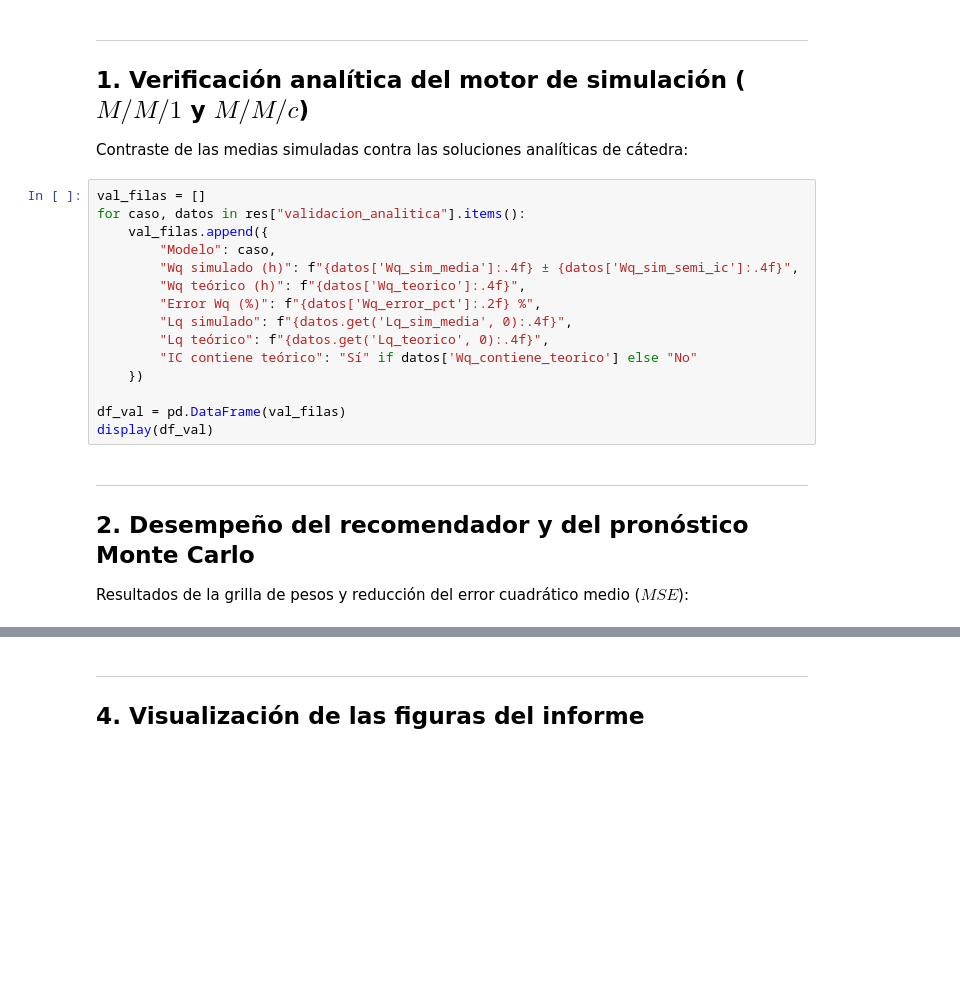
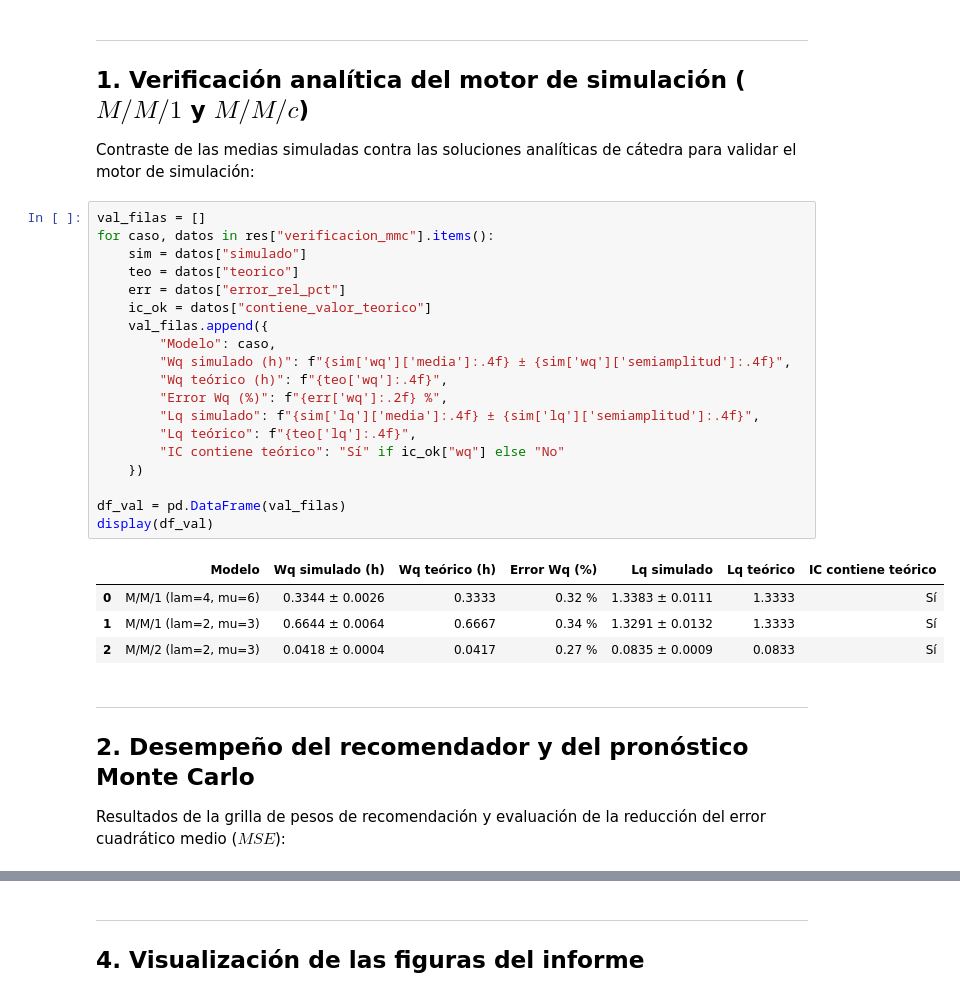
Before and after one commit to XxEmiliano91xX/Proyecto-integrador---INVO2, a Jupyter notebook: Entrega_Final_IO2_Aguirre_Celaya/notebooks/experimentos.ipynb, the cells around one changed output, grey strips where cells are left out. Saved outputs shown, nothing was run; the diff lists cells and outputs as text; blank space fills up the shorter version.

```diff
--- a/Entrega_Final_IO2_Aguirre_Celaya/notebooks/experimentos.ipynb
+++ b/Entrega_Final_IO2_Aguirre_Celaya/notebooks/experimentos.ipynb
@@ -26,24 +36,33 @@ print("Resultados experimentales cargados correctamente.")
 # %% [markdown]
 ---
 ## 1. Verificación analítica del motor de simulación ($M/M/1$ y $M/M/c$)
-Contraste de las medias simuladas contra las soluciones analíticas de cátedra:
+Contraste de las medias simuladas contra las soluciones analíticas de cátedra para validar el motor de simulación:
 # %%
 val_filas = []
-for caso, datos in res["validacion_analitica"].items():
+for caso, datos in res["verificacion_mmc"].items():
+    sim = datos["simulado"]
+    teo = datos["teorico"]
+    err = datos["error_rel_pct"]
+    ic_ok = datos["contiene_valor_teorico"]
     val_filas.append({
         "Modelo": caso,
-        "Wq simulado (h)": f"{datos['Wq_sim_media']:.4f} ± {datos['Wq_sim_semi_ic']:.4f}",
-        "Wq teórico (h)": f"{datos['Wq_teorico']:.4f}",
-        "Error Wq (%)": f"{datos['Wq_error_pct']:.2f} %",
-        "Lq simulado": f"{datos.get('Lq_sim_media', 0):.4f}",
-        "Lq teórico": f"{datos.get('Lq_teorico', 0):.4f}",
-        "IC contiene teórico": "Sí" if datos['Wq_contiene_teorico'] else "No"
+        "Wq simulado (h)": f"{sim['wq']['media']:.4f} ± {sim['wq']['semiamplitud']:.4f}",
+        "Wq teórico (h)": f"{teo['wq']:.4f}",
+        "Error Wq (%)": f"{err['wq']:.2f} %",
+        "Lq simulado": f"{sim['lq']['media']:.4f} ± {sim['lq']['semiamplitud']:.4f}",
+        "Lq teórico": f"{teo['lq']:.4f}",
+        "IC contiene teórico": "Sí" if ic_ok["wq"] else "No"
     })
 
 df_val = pd.DataFrame(val_filas)
 display(df_val)
+# %% [output]
+|  | Modelo | Wq simulado (h) | Wq teórico (h) | Error Wq (%) | Lq simulado | Lq teórico | IC contiene teórico |
+| 0 | M/M/1 (lam=4, mu=6) | 0.3344 ± 0.0026 | 0.3333 | 0.32 % | 1.3383 ± 0.0111 | 1.3333 | Sí |
+| 1 | M/M/1 (lam=2, mu=3) | 0.6644 ± 0.0064 | 0.6667 | 0.34 % | 1.3291 ± 0.0132 | 1.3333 | Sí |
+| 2 | M/M/2 (lam=2, mu=3) | 0.0418 ± 0.0004 | 0.0417 | 0.27 % | 0.0835 ± 0.0009 | 0.0833 | Sí |
 # %% [markdown]
 ---
 ## 2. Desempeño del recomendador y del pronóstico Monte Carlo
-Resultados de la grilla de pesos y reducción del error cuadrático medio ($MSE$):
+Resultados de la grilla de pesos de recomendación y evaluación de la reducción del error cuadrático medio ($MSE$):
 # %%
```
Also changed, not shown: parts of 6 cells of this notebook, 2 other files.
